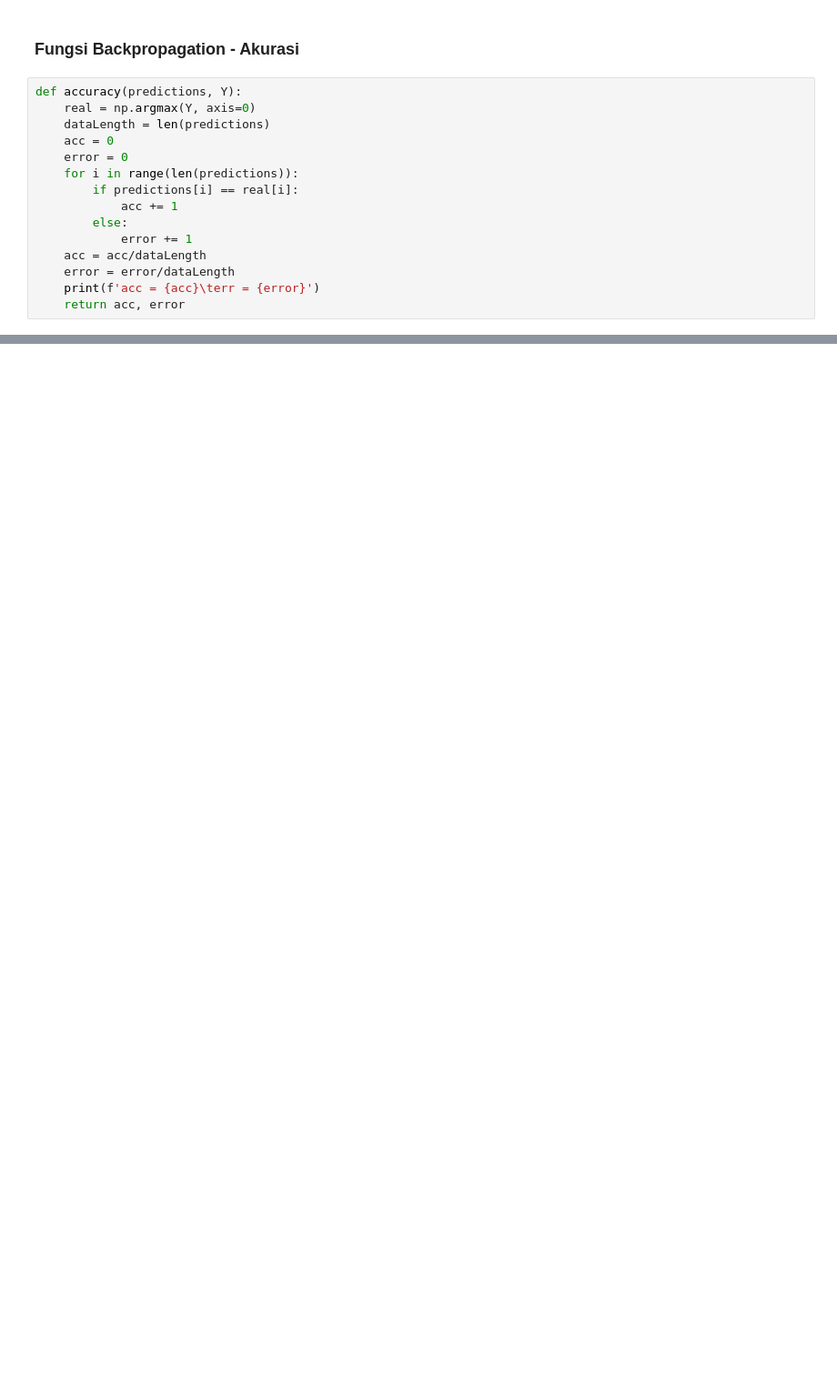
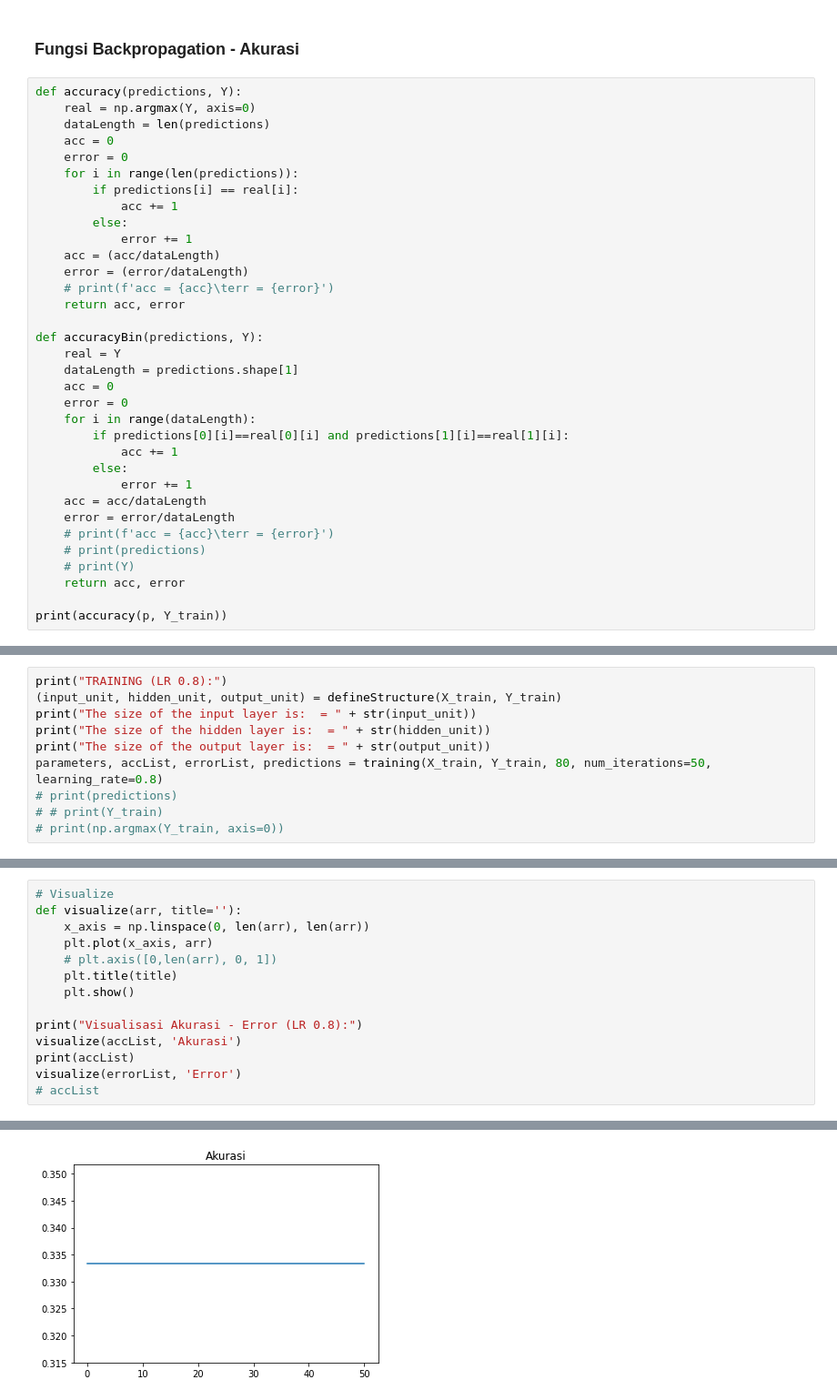
Before and after one commit to danielsitepu36/Flowers-Multi_Layer_Perceptron, a Jupyter notebook: Tugas_ML_MLP_Adhit_Daniel_Rian.ipynb, the cells around one changed output, grey strips where cells are left out. Shown at 91% size. Drawn from its saved outputs; the diff is of its cells as text; blank space fills up the shorter version.

Commit message:
Fix Y_train, fix cost, add lr 0.1 & 0.8

```diff
--- a/Tugas_ML_MLP_Adhit_Daniel_Rian.ipynb
+++ b/Tugas_ML_MLP_Adhit_Daniel_Rian.ipynb
@@ -409,7 +428,26 @@ def accuracy(predictions, Y):
             acc += 1
         else:
             error += 1
+    acc = (acc/dataLength)
+    error = (error/dataLength)
+    # print(f'acc = {acc}\terr = {error}')
+    return acc, error
+
+def accuracyBin(predictions, Y):
+    real = Y
+    dataLength = predictions.shape[1]
+    acc = 0
+    error = 0
+    for i in range(dataLength):
+        if predictions[0][i]==real[0][i] and predictions[1][i]==real[1][i]:
+            acc += 1
+        else:
+            error += 1
     acc = acc/dataLength
     error = error/dataLength
-    print(f'acc = {acc}\terr = {error}')
+    # print(f'acc = {acc}\terr = {error}')
+    # print(predictions)
+    # print(Y)
     return acc, error
+
+print(accuracy(p, Y_train))
@@ -490,0 +546,10 @@ visualize(errorList, 'Error')
+# %%
+print("TRAINING (LR 0.8):")
+(input_unit, hidden_unit, output_unit) = defineStructure(X_train, Y_train)
+print("The size of the input layer is:  = " + str(input_unit))
+print("The size of the hidden layer is:  = " + str(hidden_unit))
+print("The size of the output layer is:  = " + str(output_unit))
+parameters, accList, errorList, predictions = training(X_train, Y_train, 80, num_iterations=50, learning_rate=0.8)
+# print(predictions)
+# # print(Y_train)
+# print(np.argmax(Y_train, axis=0))
@@ -490,0 +580,15 @@ visualize(errorList, 'Error')
+# %%
+# Visualize
+def visualize(arr, title=''):
+    x_axis = np.linspace(0, len(arr), len(arr))
+    plt.plot(x_axis, arr)
+    # plt.axis([0,len(arr), 0, 1])
+    plt.title(title)
+    plt.show()
+
+print("Visualisasi Akurasi - Error (LR 0.8):")
+visualize(accList, 'Akurasi')
+print(accList)
+visualize(errorList, 'Error')
+# accList
+# %% [output]
@@ -490,0 +596 @@ visualize(errorList, 'Error')
+[figure, added]
```
Also changed, not shown: parts of 23 cells of this notebook.
